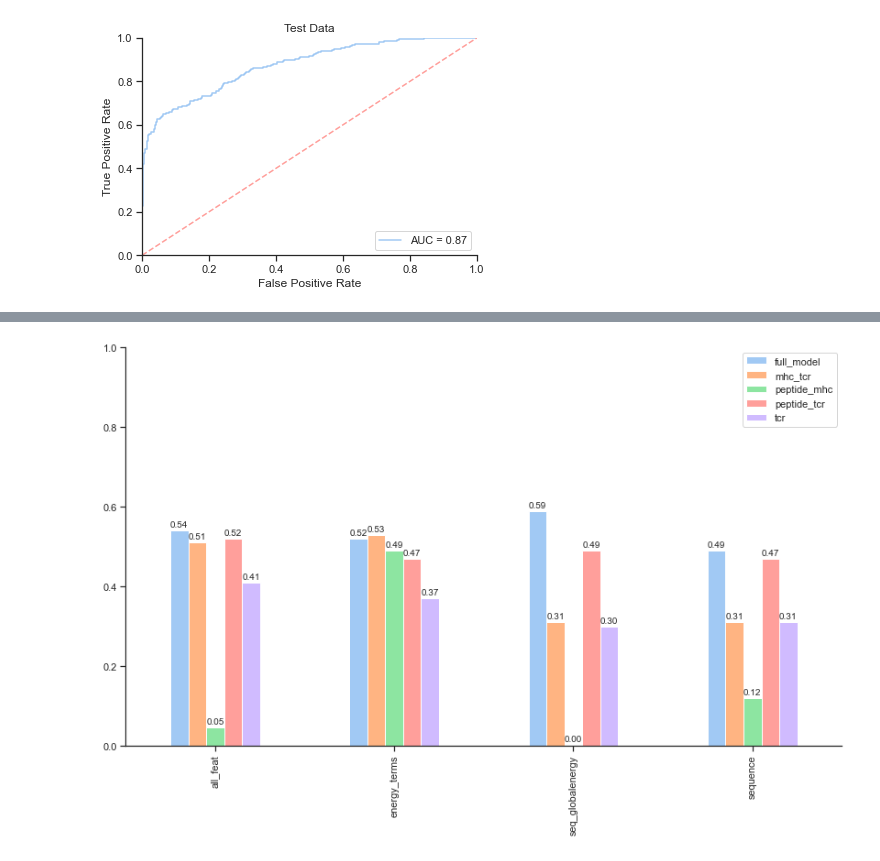
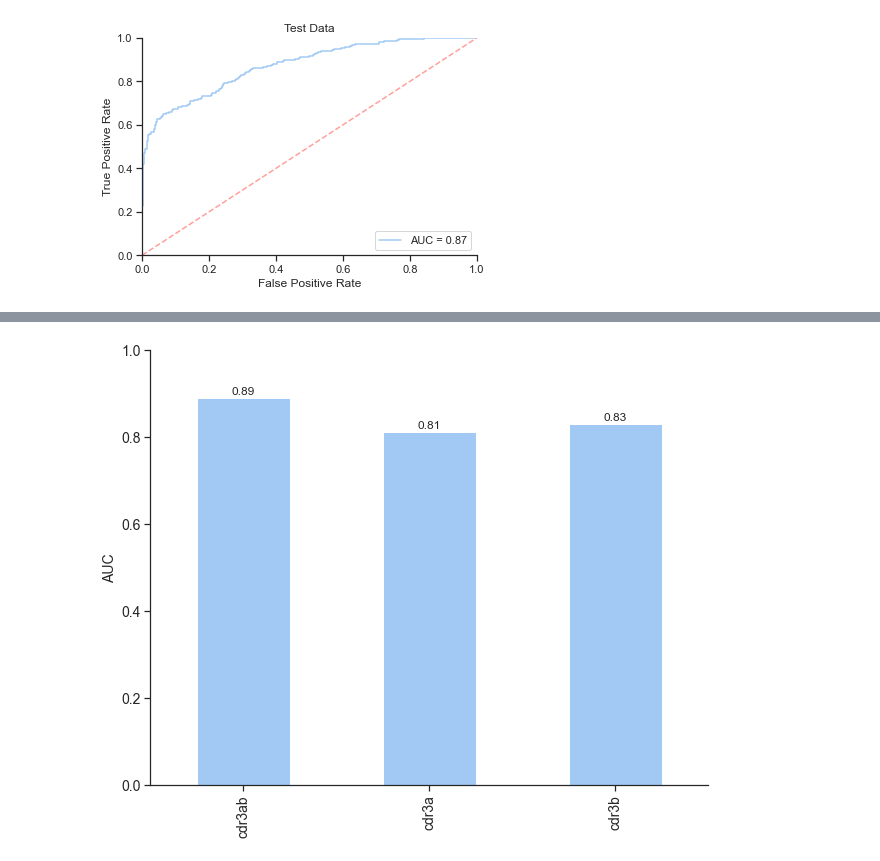
Before and after one commit to chrhjoh/speciale, a Jupyter notebook: modeling/src/notebooks/02_minimize_input.ipynb, the cells around one changed output, grey strips where cells are left out. Saved outputs shown, nothing was run; the diff lists cells and outputs as text; code cells hidden in the pictures.

```diff
--- a/modeling/src/notebooks/02_minimize_input.ipynb
+++ b/modeling/src/notebooks/02_minimize_input.ipynb
@@ -327,7 +326,10 @@ results
 # %%
-plt.figure(figsize=(14,8))
+plt.figure(figsize=(14,9))
 ax = plt.gca()
-results["auc_test"].unstack().plot(kind='bar', ax=ax, ylim=(0,1.2))
+results["auc_test"].unstack().plot(kind='bar', ax=ax, ylim=(0,1.2), fontsize=14)
 for container in ax.containers:
-    ax.bar_label(container, padding=2, fmt="%.2f", fontsize=10)
+    ax.bar_label(container, padding=2, fmt="%.2f", fontsize=11)
+ax.set_ylabel("AUC", fontsize=18)
+ax.legend(fontsize=12)
+plt.savefig("../../../../plots/reduce_input.png", dpi=300, pad_inches=0.1, bbox_inches="tight")
 # %% [output]
@@ -335,8 +337,11 @@ for container in ax.containers:
 # %%
-plt.figure(figsize=(14,8))
+df = pd.DataFrame({"AUC":[0.89, 0.81, 0.83]}, index=["cdr3ab", "cdr3a", "cdr3b"])
+plt.figure(figsize=(10,8))
 ax = plt.gca()
-results["mcc_test"].unstack().plot(kind='bar', ax=ax, ylim=(0,1))
+df["AUC"].plot(kind='bar', ax=ax, ylim=(0,1), fontsize=14)
 for container in ax.containers:
-    ax.bar_label(container, padding=2, fmt="%.2f", fontsize=10)
+    ax.bar_label(container, padding=2, fmt="%.2f", fontsize=12)
+ax.set_ylabel("AUC", fontsize=14)
+plt.savefig("../../../../plots/cdr3ab_vs_a_vs_b.png", dpi=300)
 # %% [output]
-[figure, old version]
+[figure, new version]
```
Also changed, not shown: parts of 5 cells of this notebook, 5 other files.
